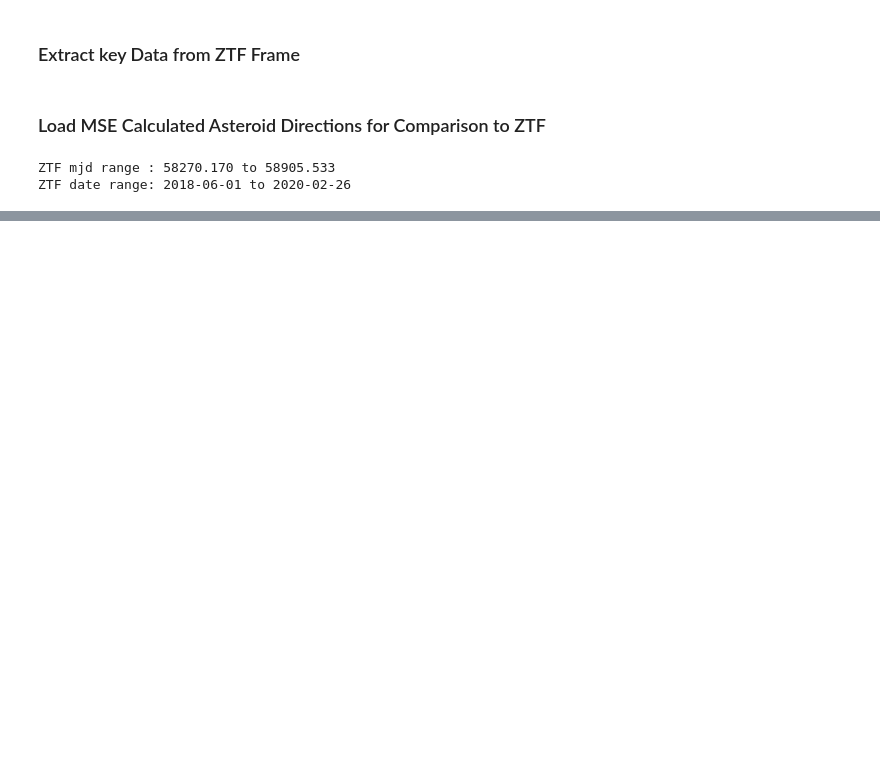
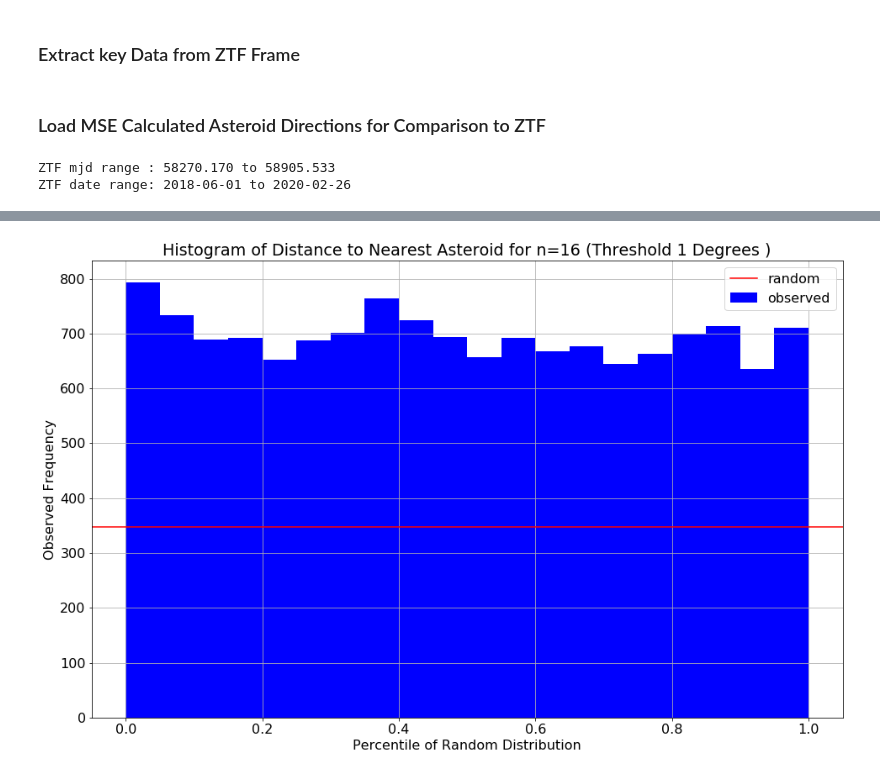
Before and after one commit to memanuel/kepler-sieve, a Jupyter notebook: src/ztf_data.ipynb, the cells around one changed output, grey strips where cells are left out. Drawn from its saved outputs; the diff is of its cells as text; code cells hidden in the pictures; blank space fills up the shorter version.

```diff
--- a/src/ztf_data.ipynb
+++ b/src/ztf_data.ipynb
@@ -258,0 +194,5 @@ np.max(x_spline)
+# %%
+# Plot the conditional distribution at a threshold of 1.0 degrees
+fig, ax = plot_cdf_cond(ztf=ztf, n=ast_count, thresh_deg=1.0, bins=20)
+# %% [output]
+[figure, added]
```
Also changed, not shown: parts of 42 cells of this notebook, 2 other files.
